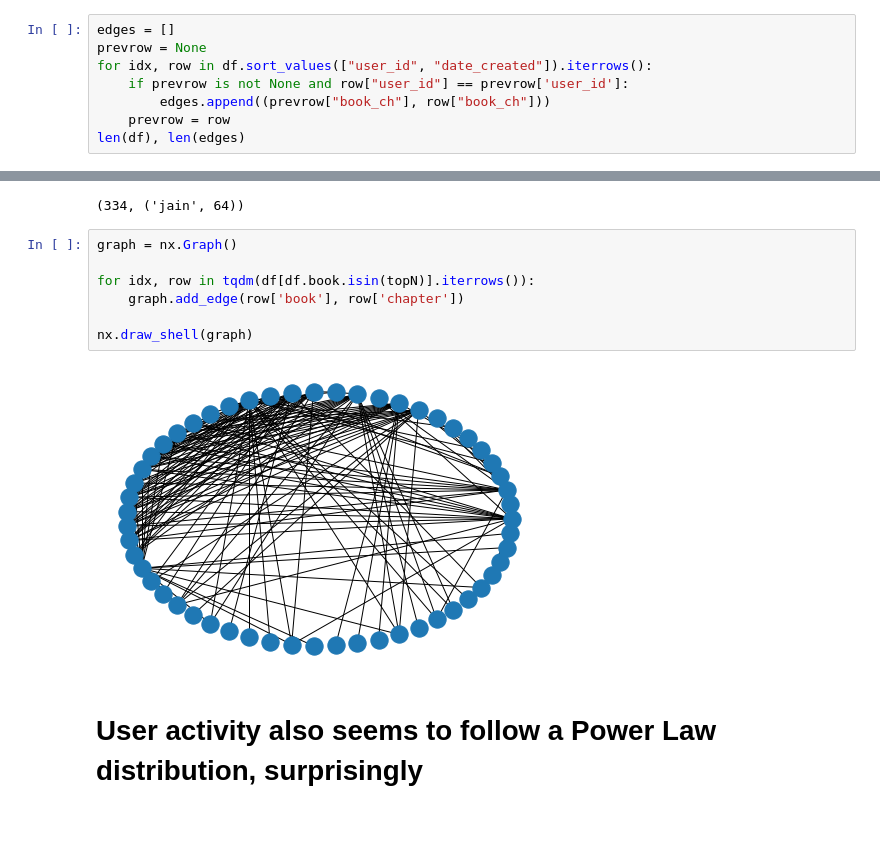
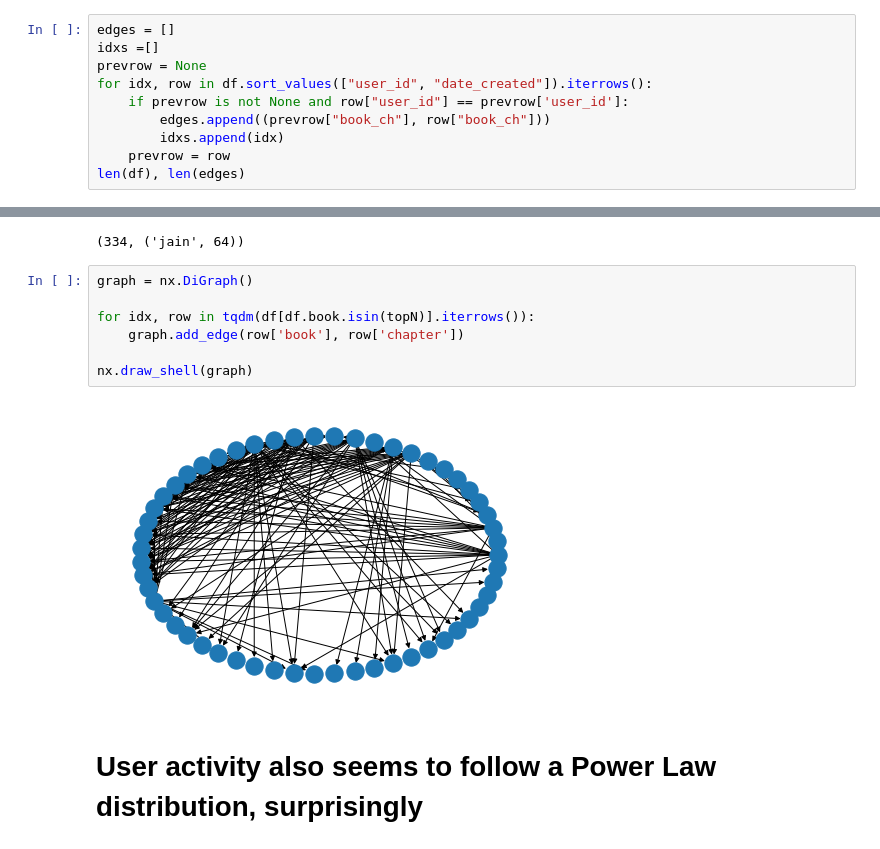
Before and after one commit to wordsmithereens/graph-net-recs, a Jupyter notebook: simple_edge_graph.ipynb, the cells around one changed output, grey strips where cells are left out. Cells and saved outputs as stored; diff of their text form.

```diff
--- a/simple_edge_graph.ipynb
+++ b/simple_edge_graph.ipynb
@@ -41,10 +41,12 @@ df.head()
 | 4 | -2146168866 | 2 | 2019-11-27 05:09:29 | about-this-book | prasanna | 21 | 14 | ... |
 # %%
 edges = []
+idxs =[]
 prevrow = None
 for idx, row in df.sort_values(["user_id", "date_created"]).iterrows():
     if prevrow is not None and row["user_id"] == prevrow['user_id']:
         edges.append((prevrow["book_ch"], row["book_ch"]))
+        idxs.append(idx)
     prevrow = row
 len(df), len(edges)
 # %% [output]
@@ -93,14 +111,14 @@ len(book_cnt), book_cnt.most_common(N)[-1]
 # %% [output]
 (334, ('jain', 64))
 # %%
-graph = nx.Graph()
+graph = nx.DiGraph()
 
 for idx, row in tqdm(df[df.book.isin(topN)].iterrows()):
     graph.add_edge(row['book'], row['chapter'])
 
 nx.draw_shell(graph)
 # %% [output]
-[figure, old version]
+[figure, new version]
 # %% [markdown]
 # User activity also seems to follow a Power Law distribution, surprisingly
 # %%
```
Also changed, not shown: parts of 11 cells of this notebook.
